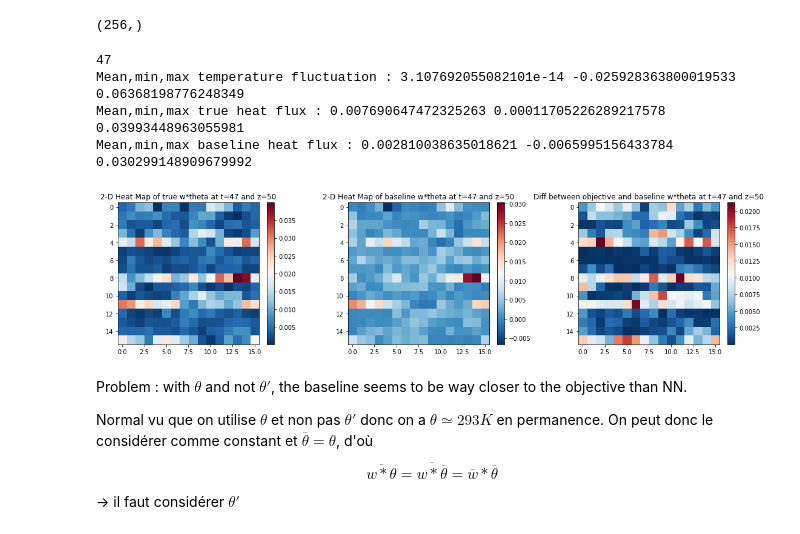
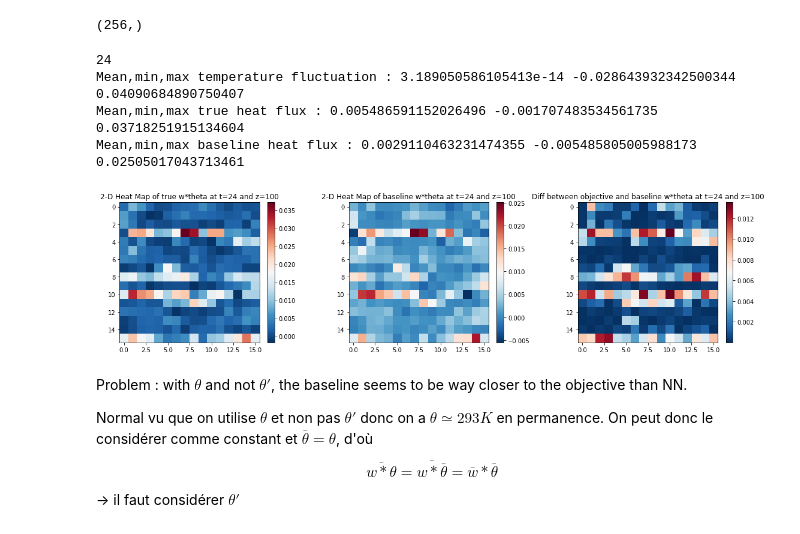
Before and after one commit to AdrienBq/Turbulence, a Jupyter notebook: explo/eval_model.ipynb, the cells around one changed output. Drawn from its saved outputs; the diff is of its cells as text; code cells hidden in the pictures.

```diff
--- a/explo/eval_model.ipynb
+++ b/explo/eval_model.ipynb
@@ -19,8 +19,8 @@ import torch.nn.functional as F
 # %% [markdown]
 ## Prepare the data
 # %%
-L = 32
-Directory = f"data/L_{L}"
+coarse_factors = [32]
+Directory = f"data"
 
 variables=['u', 'v', 'w', 'theta', 's', 'tke', 'wtheta']
 nz=376
@@ -31,10 +31,10 @@ len_out = nz
 # %% [markdown]
 ### Split train test ds
 # %%
-model_number = 9
-times_number = 8
+model_number = 10
 
-train_times = pd.read_csv(f'data/test_train_times/times_train_{times_number}.csv').drop(columns=['Unnamed: 0']).to_numpy().transpose()[0]
-test_times = pd.read_csv(f'data/test_train_times/times_test_{times_number}.csv').drop(columns=['Unnamed: 0']).to_numpy().transpose()[0]
-print(train_times,test_times)
+train_times = pd.read_csv(Directory+f'/test_train_times/times_train_{model_number}.csv').drop(columns=['Unnamed: 0']).to_numpy().transpose()[0]
+test_times = pd.read_csv(Directory+f'/test_train_times/times_test_{model_number}.csv').drop(columns=['Unnamed: 0']).to_numpy().transpose()[0]
+print(train_times)
+print(test_times)
 # %% [output]
@@ -158,7 +128,8 @@ torch.Size([3328, 376])
 Plot the coarse grained heat flux (both predicted and real) from the reconstructed output and objective of the DNN.
 # %%
 t = 0
-z=50
+z=100
+L=32
 largeur = int(512/L)
 pred_ds = output_pred[t*largeur**2:(t+1)*largeur**2,:].cpu().detach().numpy()
 true_ds = output_test[t*largeur**2:(t+1)*largeur**2,:].cpu().detach().numpy()
@@ -167,5 +138,5 @@ true_ds = output_test[t*largeur**2:(t+1)*largeur**2,:].cpu().detach().numpy()
 print('t =',test_times[t])
 utils.plot_output(pred_ds,true_ds,L,z,color='RdBu_r')
 
-print(pred_ds[:,z].max(),pred_ds[:,z].min(), true_ds[:,z].mean())
+print(pred_ds[:,z].max(),pred_ds[:,z].min(),true_ds[:,z].mean())
 # %% [output]
@@ -207,42 +180,43 @@ from mpl_toolkits.axes_grid1 import make_axes_locatable
 
 t=0
 lz=376
+L=32
 #z=100     # equivalent to z=18 : first alt is 18
 print(test_times[t])
-path_data = Directory+f'/input_ds_for_simple_nn_T{test_times[t]}_L_32.nc'  #'data/L_32_new/input_ds_for_simple_nn_T10_L_32.nc'
+path_data = Directory+f'/L_{L}/input_ds_for_simple_nn_T{test_times[t]}_L_{L}.nc'  #'data/L_32_new/input_ds_for_simple_nn_T10_L_32.nc'
 nc_init = nc.Dataset(path_data)
 true_heat_flux = nc_init[f'sample'][:].filled()[:,-len_out:][:,z].reshape(16,16)        # -len_out because : last len_out values are wtheta, z is wtheta at alt z
 
 w_arr = nc_init[f'sample'][:].filled()[:,2*len_out:3*len_out][:,z].reshape(16,16)        # variables are [u,v,w,theta,s,tka,wtheta] so 2*len_out is w
 theta_arr = nc_init[f'sample'][:].filled()[:,3*len_out:4*len_out][:,z].reshape(16,16)    # variables are [u,v,w,theta,s,tka,wtheta] so 3*len_out is theta
 baseline_heat_flux = w_arr*theta_arr
 
 print('Mean,min,max temperature fluctuation :',theta_arr.mean(),theta_arr.min(),theta_arr.max())
 print('Mean,min,max true heat flux :',true_heat_flux.mean(),true_heat_flux.min(),true_heat_flux.max())
 print('Mean,min,max baseline heat flux :',baseline_heat_flux.mean(),baseline_heat_flux.min(),baseline_heat_flux.max())
 
 fig,axes = plt.subplots(1,3,figsize=(16,4))
 
 im0 = axes[0].imshow(true_heat_flux , cmap = 'RdBu_r' , interpolation = 'nearest' )
 fig.colorbar(im0, ax=axes[0], orientation='vertical', fraction=0.046, pad=0.04)
 axes[0].set_title(f"2-D Heat Map of true w*theta at t={test_times[t]} and z={z}")
 
 im1 = axes[1].imshow(baseline_heat_flux , cmap = 'RdBu_r' , interpolation = 'nearest' )
 fig.colorbar(im1, ax=axes[1], orientation='vertical', fraction=0.046, pad=0.04)
 axes[1].set_title(f"2-D Heat Map of baseline w*theta at t={test_times[t]} and z={z}")
 
 im2 = axes[2].imshow(np.abs(true_heat_flux - baseline_heat_flux) , cmap = 'RdBu_r' , interpolation = 'nearest' )
 fig.colorbar(im2, ax=axes[2], orientation='vertical', fraction=0.046, pad=0.04)
 axes[2].set_title(f"Diff between objective and baseline w*theta at t={test_times[t]} and z={z}")
 
 fig.tight_layout()
 plt.show()
 # %% [output]
-47
-Mean,min,max temperature fluctuation : 3.107692055082101e-14 -0.025928363800019533 0.06368198776248349
-Mean,min,max true heat flux : 0.007690647472325263 0.00011705226289217578 0.03993448963055981
-Mean,min,max baseline heat flux : 0.002810038635018621 -0.0065995156433784 0.030299148909679992
+24
+Mean,min,max temperature fluctuation : 3.189050586105413e-14 -0.028643932342500344 0.04090684890750407
+Mean,min,max true heat flux : 0.005486591152026496 -0.001707483534561735 0.03718251915134604
+Mean,min,max baseline heat flux : 0.0029110463231474355 -0.005485805005988173 0.02505017043713461
-[figure, old version]
+[figure, new version]
 # %% [markdown]
 Problem : with $\theta$ and not $\theta'$, the baseline seems to be way closer to the objective than NN.
 
```
Also changed, not shown: parts of 26 cells of this notebook, 8 other files.
